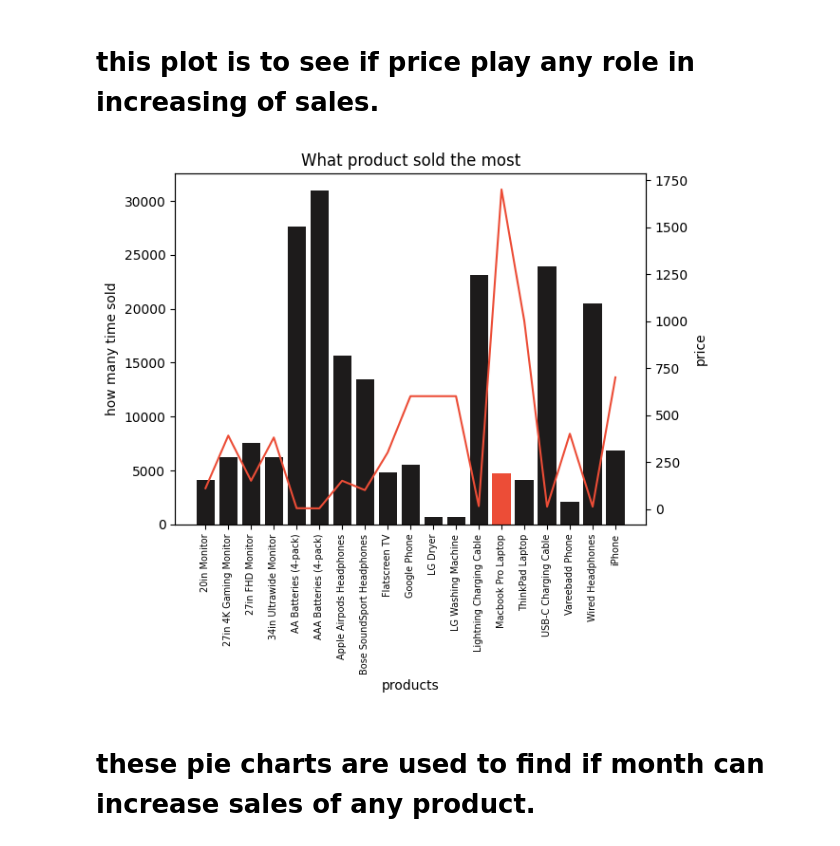
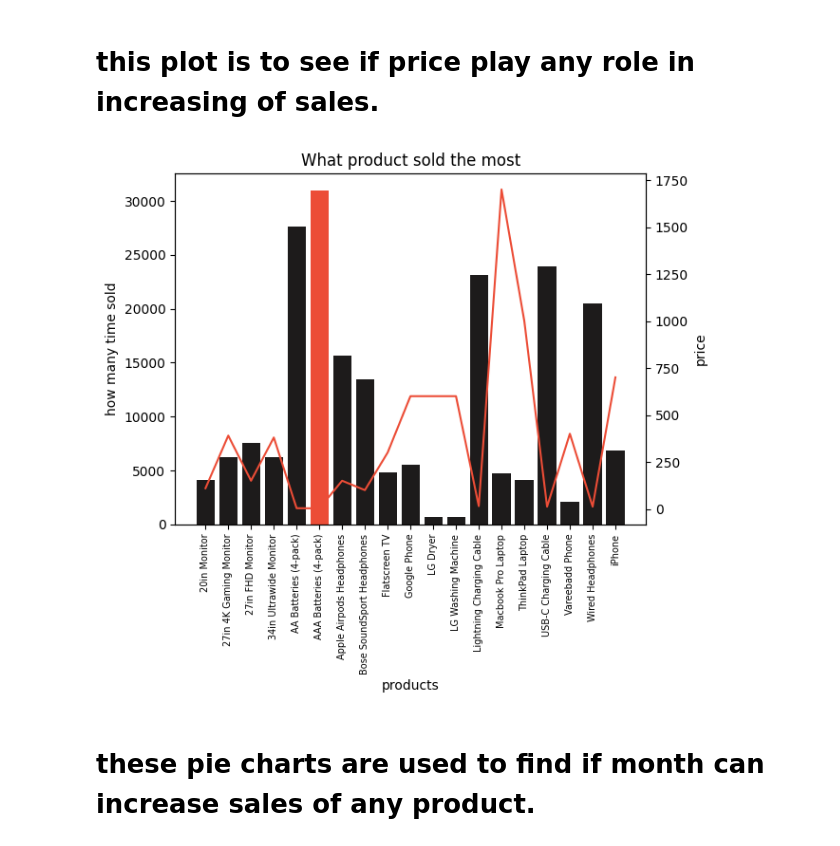
Before and after one commit to Nikhil-df/projects, a Jupyter notebook: salse analysis/analysis_on _sales_data.ipynb, the cells around one changed output. Drawn from its saved outputs; the diff is of its cells as text; code cells hidden in the pictures.

Commit message:
minor correction and adding new data set

```diff
--- a/salse analysis/analysis_on _sales_data.ipynb
+++ b/salse analysis/analysis_on _sales_data.ipynb
@@ -14,14 +14,14 @@ from collections import Counter
 """ our data is in 12 files so we are using this code to make it in one dataframe. """
 
 # listdir is used to find name of all files in our folder and we are using this variable to store it.
-read_all_file = listdir("data sets/salese data")
+read_all_file = listdir("salese data")
 
 #this is the dataframe where we are going to save all of aur data of files.
 org_data = pd.DataFrame()
 
 # this loop is using read_all_file variable to call each file one by one from folder and append it to org_data.
 for files in read_all_file:
-    df = pd.read_csv(f"data sets/salese data/{files}")
+    df = pd.read_csv(f"salese data/{files}")
     org_data = pd.concat([org_data,df])
 # %% [markdown]
 # Samples of data
@@ -343,20 +343,20 @@ temp_df_q5_2 = df_q5.groupby("Product")["Price Each"].unique()
 # %% [markdown]
 # this plot is to see if price play any role in increasing of sales.
 # %%
-colorq5 = ["#EC4D37" if data == temp_df_q5_2.max() else "#1D1B1B" for data in temp_df_q5_2]
+colorq5 = ["#EC4D37" if data == temp_df_q5_1.max() else "#1D1B1B" for data in temp_df_q5_1]
 fig , ax1 = plt.subplots()
 ax2 = ax1.twinx()
 ax1.bar(temp_df_q5_1.index,temp_df_q5_1.values, color = colorq5)
 ax2.plot(temp_df_q5_2.index,temp_df_q5_2.values, color = "#EC4D37")
 plt.title("What product sold the most")
 ax1.set_xticks(np.arange(len(temp_df_q5_2.index)))
 ax1.set_xticklabels(temp_df_q5_2.index,rotation = 90,size = 7)
 ax1.set_xlabel("products")
 ax1.set_ylabel("how many time sold")
 ax2.set_ylabel("price")
 plt.show()
 # %% [output]
-[figure, old version]
+[figure, new version]
 # %% [markdown]
 # these pie charts are used to find if month can increase sales of any product.
 # %%
```
Also changed, not shown: parts of 3 cells of this notebook, 12 other files.
